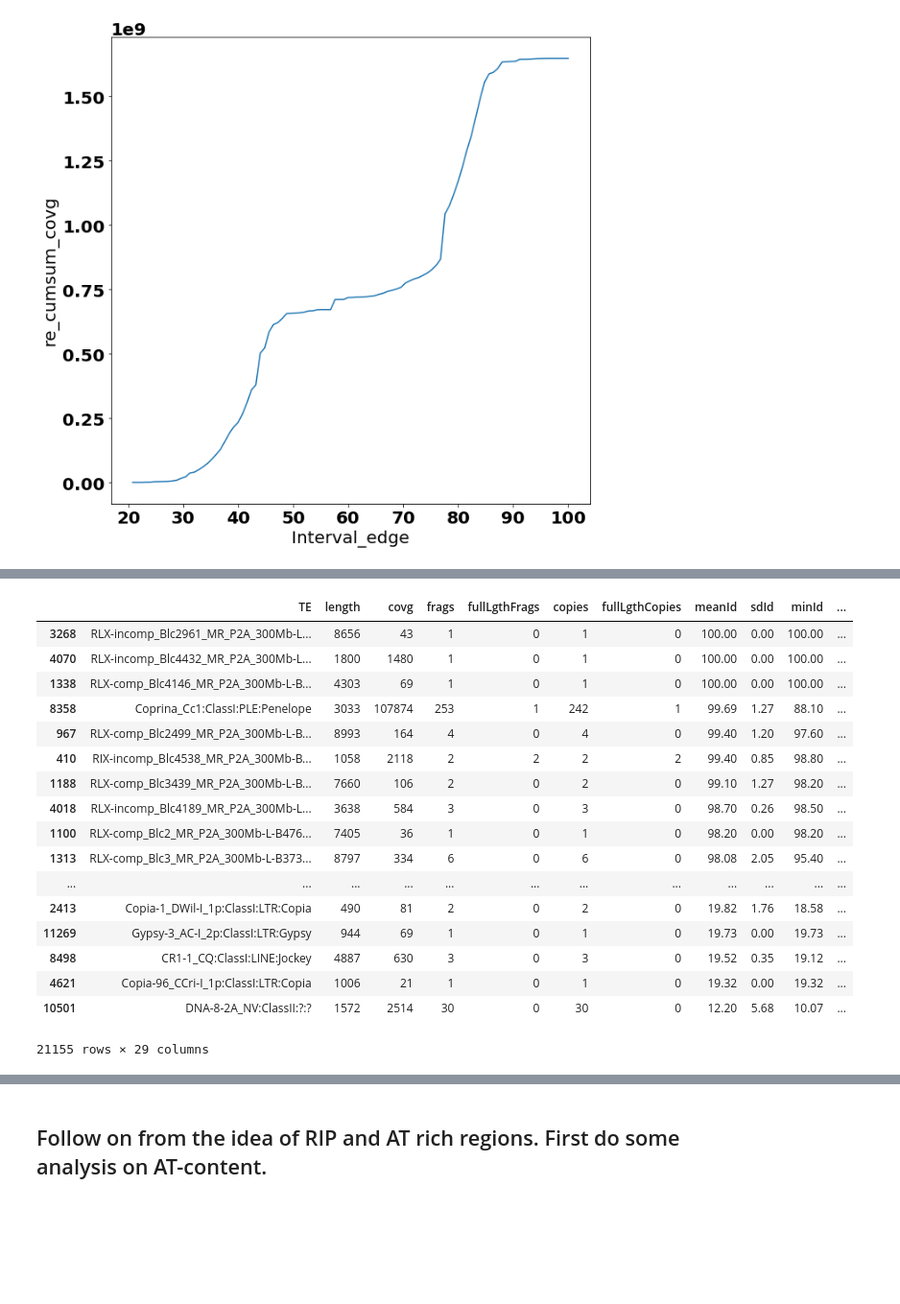
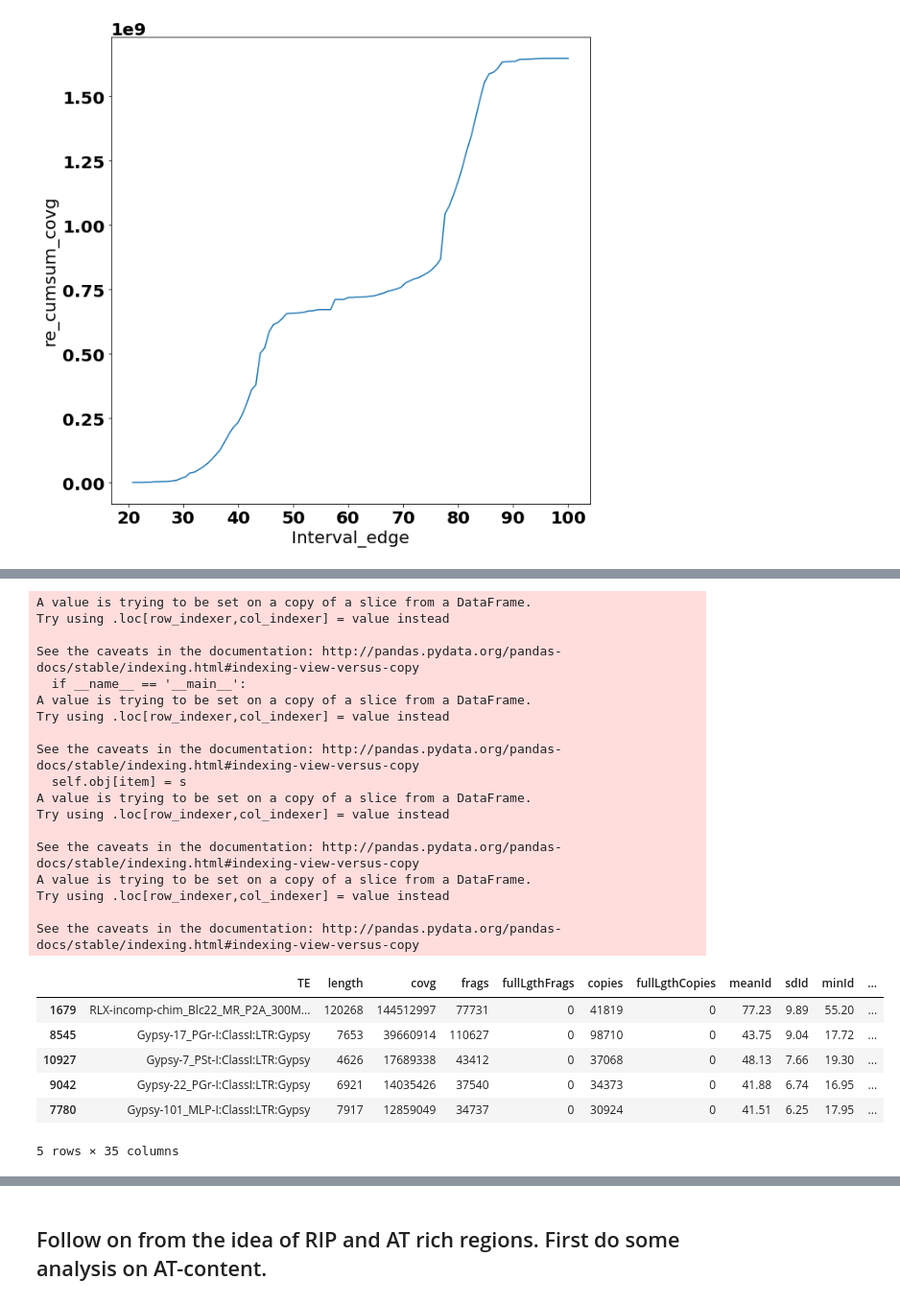
Before and after one commit to Team-Schwessinger/TE_myrtle_rust, a Jupyter notebook: notebooks/MRv01_TE_variation_analysis.ipynb, the cells around one changed output, grey strips where cells are left out. Shown at 96% size. Drawn from its saved outputs; the diff is of its cells as text; code cells hidden in the pictures; blank space fills up the shorter version.

```diff
--- a/notebooks/MRv01_TE_variation_analysis.ipynb
+++ b/notebooks/MRv01_TE_variation_analysis.ipynb
@@ -198,0 +211,4 @@ Index(['TE', 'length', 'covg', 'frags', 'fullLgthFrags', 'copies',
+# %%
+COS_dict = dict(zip(REPET_sum_df.iloc[:, -6], REPET_sum_df.iloc[:, -5]))
+#COS_dict['DTX-incomp_Blc4560_MR_P2A_100Mb_RS_258'] = 'ClassII:TIR:hAT' some are missing from the summary REPET file in the ID column. Likely double hits.
+TE_df['COS'] = TE_df['TE'].apply(lambda x: add_COS(x))
@@ -199,21 +221,46 @@ Index(['TE', 'length', 'covg', 'frags', 'fullLgthFrags', 'copies',
+# %%
+GC_intervals = pd.interval_range(start=50, end=100, closed='right', periods=10)
+TE_df[ 'GC_intervals' ] = pd.cut(TE_df['meanId'], GC_intervals)
+# %%
+TE_df['%GC'] = np.nan
+TE_df['%GC'] = TE_df['TE'].apply(lambda x: add_GC(x))
+#drop TEs with none nt sequence in the consensus databases
+TE_df = TE_df[~(TE_df['%GC'] == 0.0)]
+#TE_df.drop(index = TE_df[TE_df['%GC'] == 0.0].index, inplace = True)
+TE_df.reset_index(drop = True, inplace = True)
+# %%
+TE_df['GC_intervals_sumcovg'] = np.nan
+for i, tmp_sum in zip(TE_df.groupby('GC_intervals')['covg'].sum().index, TE_df.groupby('GC_intervals')['covg'].sum()):
+    tmp_index = TE_df[TE_df['GC_intervals'] ==  i].index
+    TE_df.loc[tmp_index, 'GC_intervals_sumcovg'] = tmp_sum
+TE_df['GC_intervals_rel_cov'] = TE_df['covg']/TE_df['GC_intervals_sumcovg']
+TE_df['GC_intervals_rel_GC'] = TE_df['%GC']*TE_df['GC_intervals_rel_cov']
+# %% [output]
+A value is trying to be set on a copy of a slice from a DataFrame.
+Try using .loc[row_indexer,col_indexer] = value instead
+
+See the caveats in the documentation: http://pandas.pydata.org/pandas-docs/stable/indexing.html#indexing-view-versus-copy
+  if __name__ == '__main__':
+A value is trying to be set on a copy of a slice from a DataFrame.
+Try using .loc[row_indexer,col_indexer] = value instead
+
+See the caveats in the documentation: http://pandas.pydata.org/pandas-docs/stable/indexing.html#indexing-view-versus-copy
+  self.obj[item] = s
+A value is trying to be set on a copy of a slice from a DataFrame.
+Try using .loc[row_indexer,col_indexer] = value instead
+
+See the caveats in the documentation: http://pandas.pydata.org/pandas-docs/stable/indexing.html#indexing-view-versus-copy
+A value is trying to be set on a copy of a slice from a DataFrame.
+Try using .loc[row_indexer,col_indexer] = value instead
+
+See the caveats in the documentation: http://pandas.pydata.org/pandas-docs/stable/indexing.html#indexing-view-versus-copy
 # %%
-TE_df.sort_values(['meanId'], ascending=False)
+TE_df.sort_values('covg', ascending=False).head()
 # %% [output]
 |  | TE | length | covg | frags | fullLgthFrags | copies | fullLgthCopies | meanId | sdId | minId | ... |
-| 3268 | RLX-incomp_Blc2961_MR_P2A_300Mb-L... | 8656 | 43 | 1 | 0 | 1 | 0 | 100.00 | 0.00 | 100.00 | ... |
-| 4070 | RLX-incomp_Blc4432_MR_P2A_300Mb-L... | 1800 | 1480 | 1 | 0 | 1 | 0 | 100.00 | 0.00 | 100.00 | ... |
-| 1338 | RLX-comp_Blc4146_MR_P2A_300Mb-L-B... | 4303 | 69 | 1 | 0 | 1 | 0 | 100.00 | 0.00 | 100.00 | ... |
-| 8358 | Coprina_Cc1:ClassI:PLE:Penelope | 3033 | 107874 | 253 | 1 | 242 | 1 | 99.69 | 1.27 | 88.10 | ... |
-| 967 | RLX-comp_Blc2499_MR_P2A_300Mb-L-B... | 8993 | 164 | 4 | 0 | 4 | 0 | 99.40 | 1.20 | 97.60 | ... |
-| 410 | RIX-incomp_Blc4538_MR_P2A_300Mb-B... | 1058 | 2118 | 2 | 2 | 2 | 2 | 99.40 | 0.85 | 98.80 | ... |
-| 1188 | RLX-comp_Blc3439_MR_P2A_300Mb-L-B... | 7660 | 106 | 2 | 0 | 2 | 0 | 99.10 | 1.27 | 98.20 | ... |
-| 4018 | RLX-incomp_Blc4189_MR_P2A_300Mb-L... | 3638 | 584 | 3 | 0 | 3 | 0 | 98.70 | 0.26 | 98.50 | ... |
-| 1100 | RLX-comp_Blc2_MR_P2A_300Mb-L-B476... | 7405 | 36 | 1 | 0 | 1 | 0 | 98.20 | 0.00 | 98.20 | ... |
-| 1313 | RLX-comp_Blc3_MR_P2A_300Mb-L-B373... | 8797 | 334 | 6 | 0 | 6 | 0 | 98.08 | 2.05 | 95.40 | ... |
-| ... | ... | ... | ... | ... | ... | ... | ... | ... | ... | ... | ... |
-| 2413 | Copia-1_DWil-I_1p:ClassI:LTR:Copia | 490 | 81 | 2 | 0 | 2 | 0 | 19.82 | 1.76 | 18.58 | ... |
-| 11269 | Gypsy-3_AC-I_2p:ClassI:LTR:Gypsy | 944 | 69 | 1 | 0 | 1 | 0 | 19.73 | 0.00 | 19.73 | ... |
-| 8498 | CR1-1_CQ:ClassI:LINE:Jockey | 4887 | 630 | 3 | 0 | 3 | 0 | 19.52 | 0.35 | 19.12 | ... |
-| 4621 | Copia-96_CCri-I_1p:ClassI:LTR:Copia | 1006 | 21 | 1 | 0 | 1 | 0 | 19.32 | 0.00 | 19.32 | ... |
-| 10501 | DNA-8-2A_NV:ClassII:?:? | 1572 | 2514 | 30 | 0 | 30 | 0 | 12.20 | 5.68 | 10.07 | ... |
+| 1679 | RLX-incomp-chim_Blc22_MR_P2A_300M... | 120268 | 144512997 | 77731 | 0 | 41819 | 0 | 77.23 | 9.89 | 55.20 | ... |
+| 8545 | Gypsy-17_PGr-I:ClassI:LTR:Gypsy | 7653 | 39660914 | 110627 | 0 | 98710 | 0 | 43.75 | 9.04 | 17.72 | ... |
+| 10927 | Gypsy-7_PSt-I:ClassI:LTR:Gypsy | 4626 | 17689338 | 43412 | 0 | 37068 | 0 | 48.13 | 7.66 | 19.30 | ... |
+| 9042 | Gypsy-22_PGr-I:ClassI:LTR:Gypsy | 6921 | 14035426 | 37540 | 0 | 34373 | 0 | 41.88 | 6.74 | 16.95 | ... |
+| 7780 | Gypsy-101_MLP-I:ClassI:LTR:Gypsy | 7917 | 12859049 | 34737 | 0 | 30924 | 0 | 41.51 | 6.25 | 17.95 | ... |
-21155 rows × 29 columns
+5 rows × 35 columns
```
Also changed, not shown: parts of 51 cells of this notebook, 2 other files.
